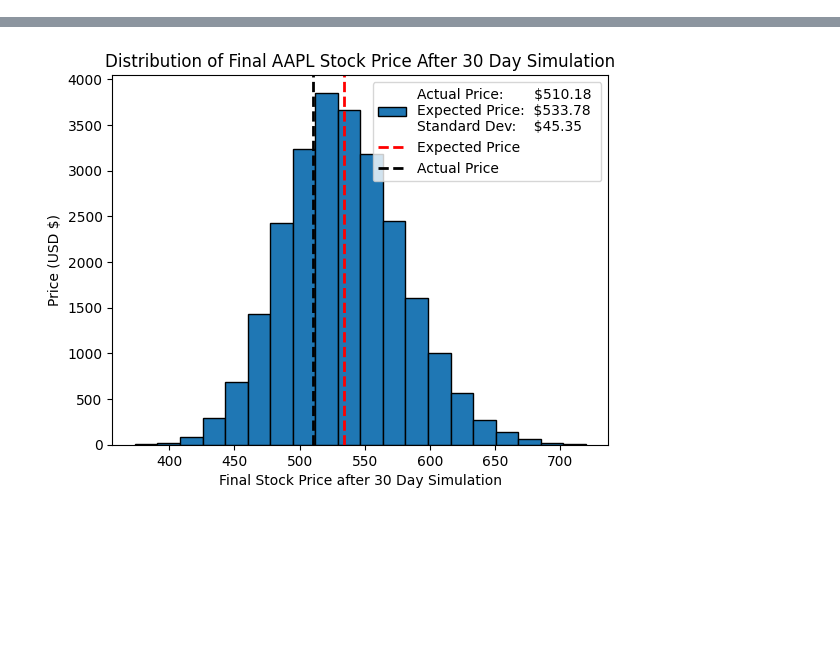
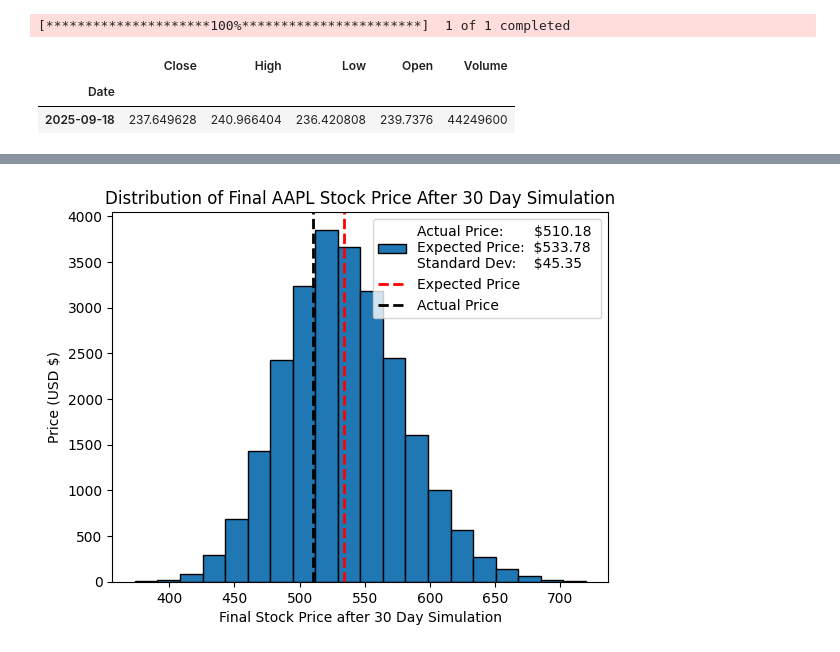
Before and after one commit to jhatch3/finance_ds_projects, a Jupyter notebook: Monte_Carlo/main.ipynb, the cells around one changed output, grey strips where cells are left out. Saved outputs shown, nothing was run; the diff lists cells and outputs as text; code cells hidden in the pictures; blank space fills up the shorter version.

```diff
--- a/Monte_Carlo/main.ipynb
+++ b/Monte_Carlo/main.ipynb
@@ -88,3 +140,13 @@ array(['1980-12-12T00:00:00.000000000', '1980-12-15T00:00:00.000000000',
+# %%
+
+df = get_df("AAPL")
+train, test = split_df(df)
+train.tail(30).iloc[:1]
+# %% [output]
+[*********************100%***********************]  1 of 1 completed
+|  | Close | High | Low | Open | Volume |
+| Date |  |  |  |  |  |
+| 2025-09-18 | 237.649628 | 240.966404 | 236.420808 | 239.7376 | 44249600 |
 # %%
 e = 25_000
 
```
Also changed, not shown: parts of 5 cells of this notebook, 2 other files.
